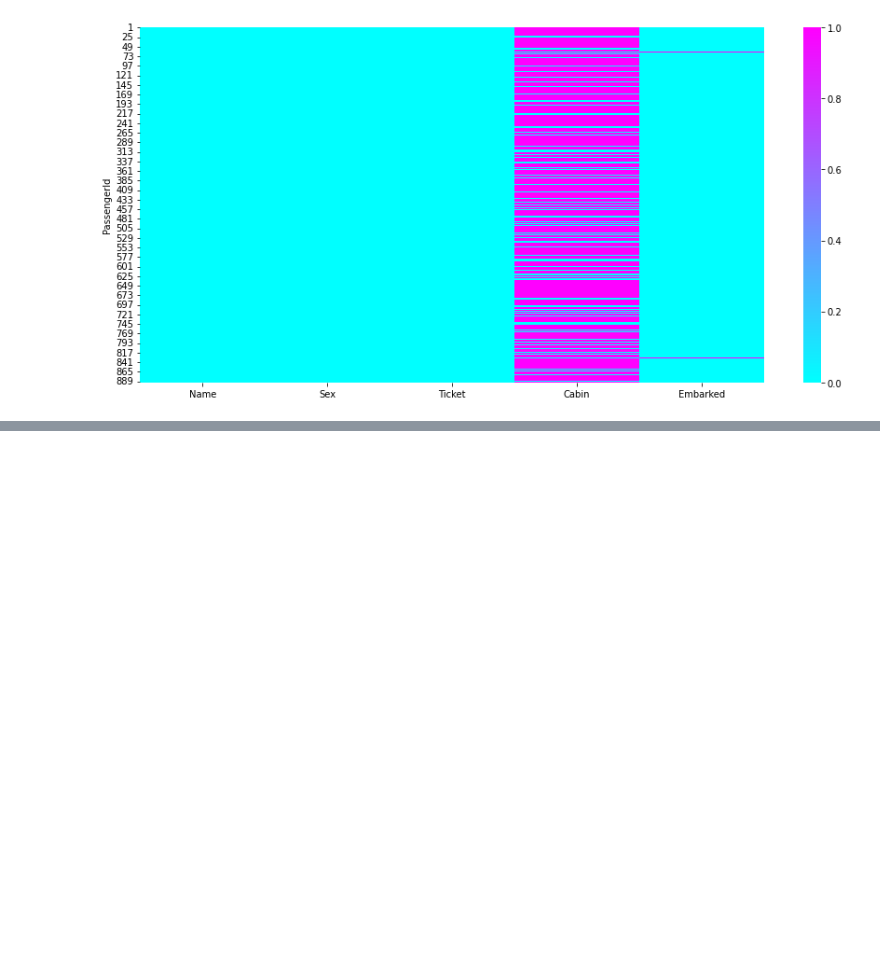
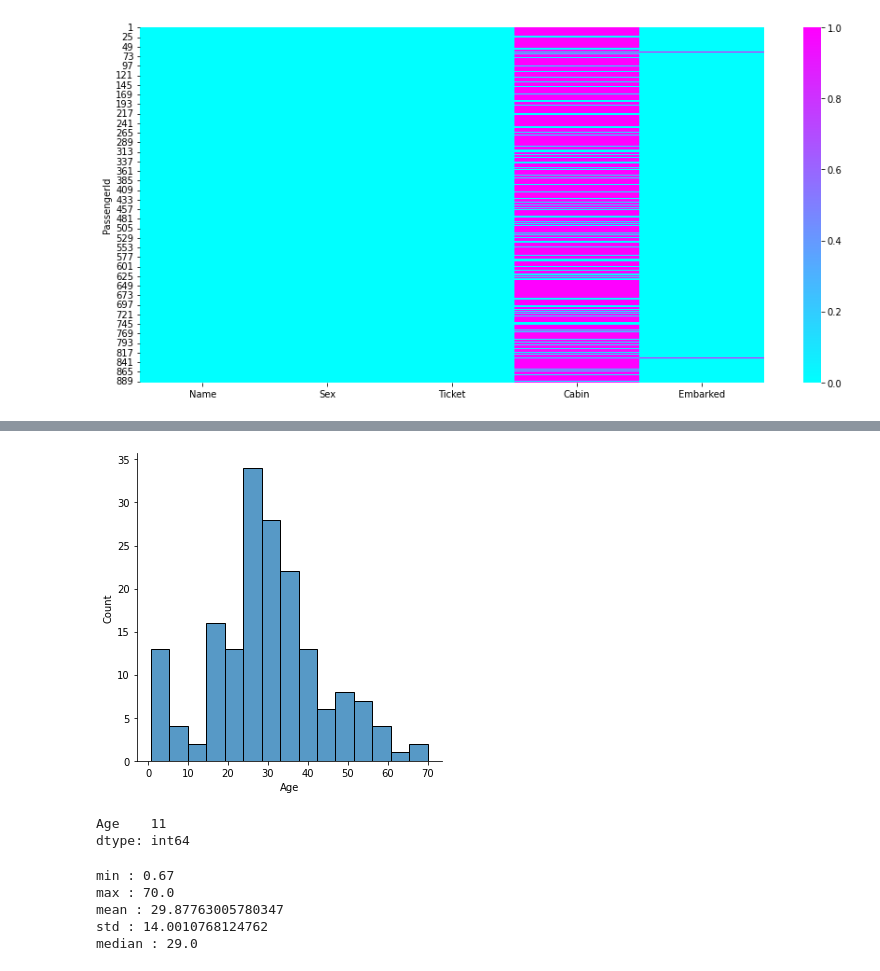
Before and after one commit to D-Aditya-Amarnath/Titanic, a Jupyter notebook: titanic.ipynb, the cells around one changed output, grey strips where cells are left out. Cells and saved outputs as stored; diff of their text form; code cells hidden in the pictures; blank space fills up the shorter version.

```diff
--- a/titanic.ipynb
+++ b/titanic.ipynb
@@ -359,0 +432,19 @@ plt.show()
+# %%
+sns.displot(train_df["Age"][train_df["Pclass"] == 2])
+plt.show()
+# %% [output]
+[figure, added]
+# %%
+t2 = pd.DataFrame(train_df["Age"][train_df["Pclass"] == 2])
+t2.isna().sum()
+# %% [output]
+Age    11
+dtype: int64
+# %%
+print(f'min : {t2.min()[0]}\nmax : {t2.max()[0]}\nmean : {t2.mean()[0]}\nstd : {t2.std()[0]}\nmedian : {t2.median()[0]}')
+# %% [output]
+min : 0.67
+max : 70.0
+mean : 29.87763005780347
+std : 14.0010768124762
+median : 29.0
```
Also changed, not shown: parts of 38 cells of this notebook.
